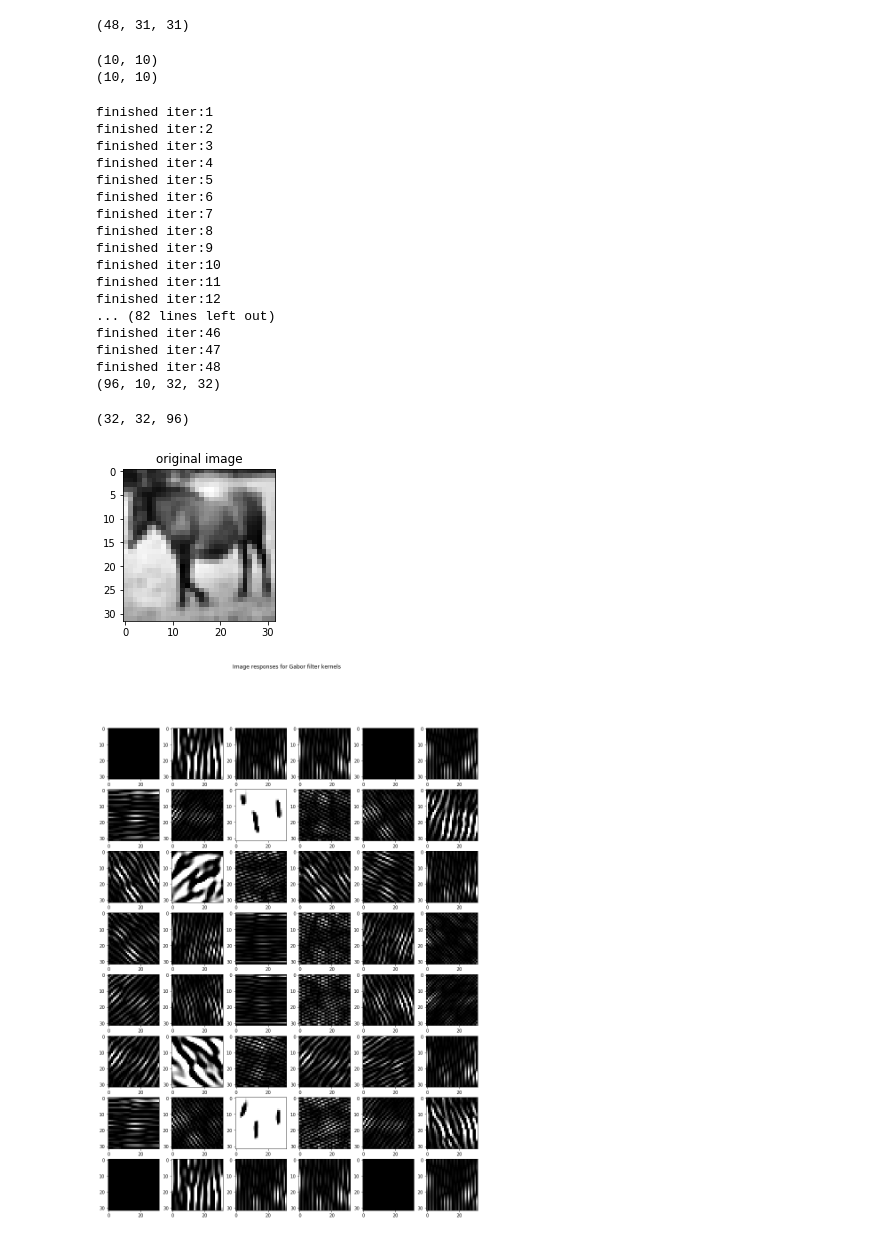
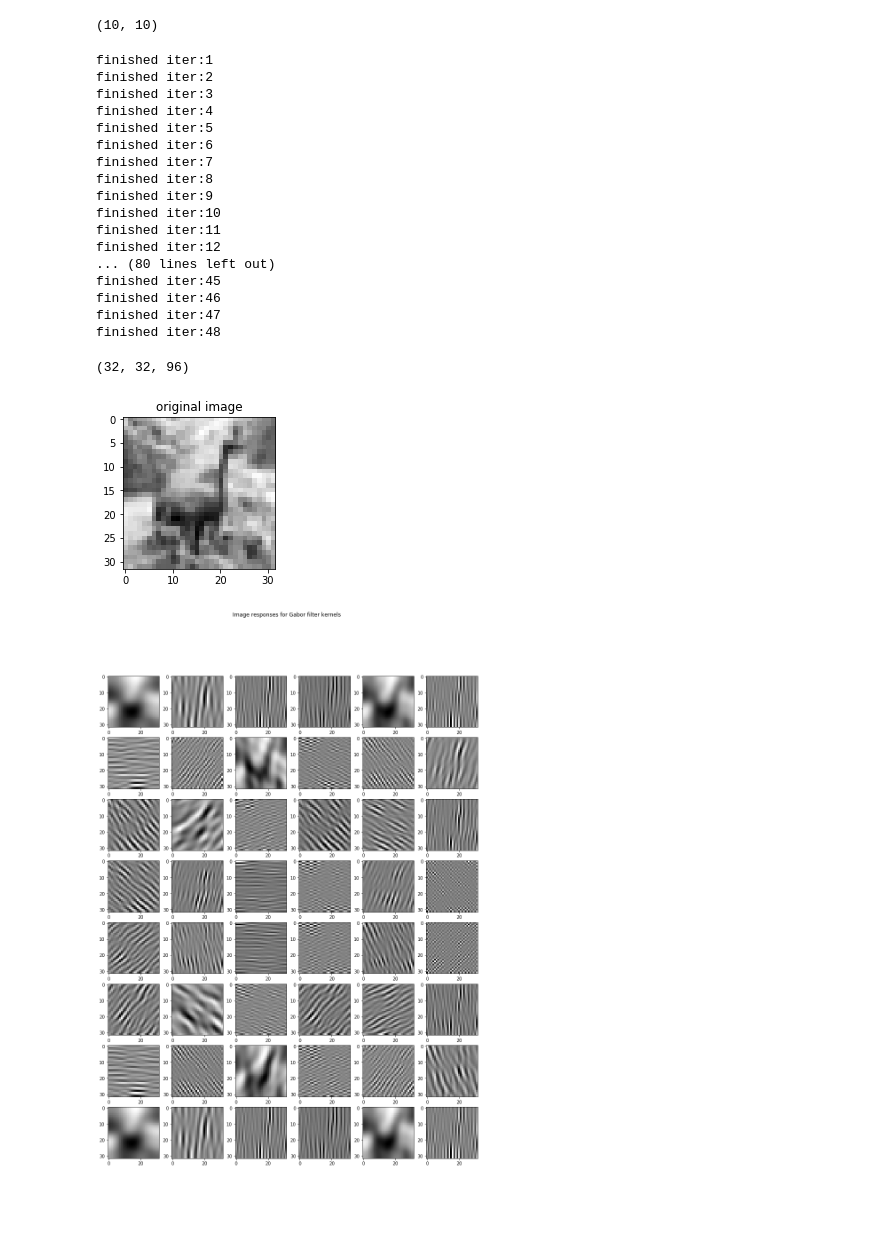
Before and after one commit to halleheho1/Gabor-CNN-CIFAR-10, a Jupyter notebook: Gabor weight initialiser.ipynb, the cells around one changed output. Cells and saved outputs as stored; diff of their text form; code cells hidden in the pictures; blank space fills up the shorter version.

```diff
--- a/Gabor weight initialiser.ipynb
+++ b/Gabor weight initialiser.ipynb
@@ -23,3 +27,3 @@ def create_kernel():
-# %%
-kernels = create_kernel()
+# %%
+real_kernels, imagine_kernels = create_kernel()
 # %%
@@ -37,7 +52,3 @@ kernels = create_kernel()
-# %%
-kernels.shape
-# %% [output]
-(48, 31, 31)
 # %%
 (x_train, y_train), (x_test, y_test) = cifar10.load_data()
 # %%
@@ -74,8 +85,8 @@ def convolve(images):
     stacked_list = np.vstack((real_list, imagine_list))
     return stacked_list, kernels, kernel_params
 # %%
-train_selected_amount = 50000
-test_selected_amount = 10000
+train_selected_amount = 10
+test_selected_amount = 10
 num_classes = 10
 gray_x_train = grayscale(x_train[:train_selected_amount])
 gray_x_test = grayscale(x_test[:test_selected_amount])
@@ -84,11 +95,10 @@ y_test = np_utils.to_categorical(y_test[:test_selected_amount], num_classes)
 print(y_train.shape)
 # %% [output]
 (10, 10)
-(10, 10)
 # %%
-convolved_x_train, kernels, kernel_params = convolve(gray_x_train)
+convolved_x_train, kernel_train, kernel_params = convolve(gray_x_train)
 convolved_x_train = np.einsum('abcd->bcda', convolved_x_train)
-convolved_x_test, kernels, kernel_params = convolve(gray_x_test)
+convolved_x_test, kernel_test, kernel_params = convolve(gray_x_test)
 convolved_x_test = np.einsum('abcd->bcda', convolved_x_test)
 np.save('convolved_x_train_cv2', convolved_x_train)
 np.save('convolved_x_test_cv2', convolved_x_test)
@@ -106,42 +116,31 @@ finished iter:9
 finished iter:10
 finished iter:11
 finished iter:12
-... (82 lines left out)
+... (80 lines left out)
+finished iter:45
 finished iter:46
 finished iter:47
 finished iter:48
-(96, 10, 32, 32)
 # %%
-# selected = 7
-# test = convolved_x_train[selected, :]
-# print(test.shape)
+selected = 6
+test = convolved_x_train[selected, :]
+print(test.shape)
 
-# plt.figure()
-# plt.subplot(121)
-# plt.title('original image')
-# plt.imshow(gray_x_train[selected], cmap='gray')
+plt.figure()
+plt.subplot(121)
+plt.title('original image')
+plt.imshow(gray_x_train[selected], cmap='gray')
 
-# # fig, axes = plt.subplots(nrows=8, ncols=6, figsize=(15, 20))
-# # plt.gray()
-# # fig.suptitle('Gabor response images', fontsize=12)
-# # idx = 0
-# # for row in range(0, 8):
-# #     for col in range(0, 6):
-# #         print(kernels[idx].shape)
-# #         cell = axes[row][col]
-# #         cell.imshow(np.imag(kernels[idx]))
-# #         idx += 1
-
-# fig, axes = plt.subplots(nrows=8, ncols=6, figsize=(15, 20))
-# plt.gray()
-# fig.suptitle('Image responses for Gabor filter kernels', fontsize=12)
-# idx = 0
-# for row in range(0, 8):
-#     for col in range(0, 6):
-#         cell = axes[row][col]
-#         cell.imshow(test[::, ::, idx])
-#         idx += 1
+fig, axes = plt.subplots(nrows=8, ncols=6, figsize=(15, 20))
+plt.gray()
+fig.suptitle('Image responses for Gabor filter kernels', fontsize=12)
+idx = 0
+for row in range(0, 8):
+    for col in range(0, 6):
+        cell = axes[row][col]
+        cell.imshow(test[::, ::, idx])
+        idx += 1
 # %% [output]
 (32, 32, 96)
-[figure, old version]
+[figure, new version]
-[figure, old version]
+[figure, new version]
```
Also changed, not shown: parts of 4 cells of this notebook, 3 other files.
